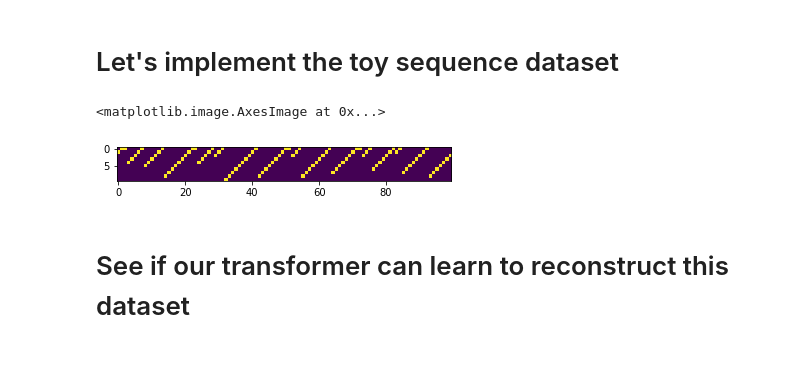
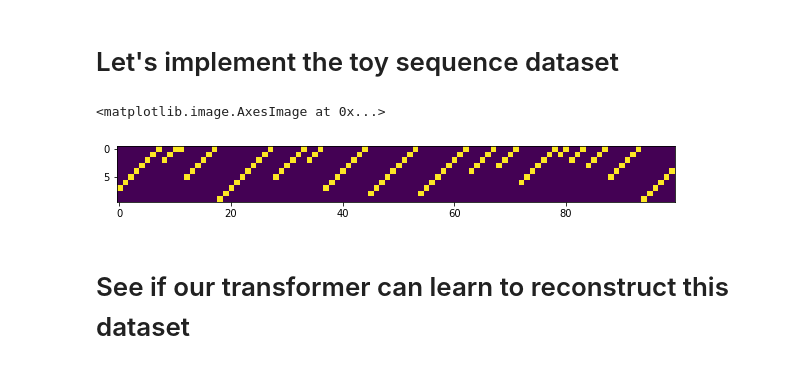
Before and after one commit to matthew9671/tauLDR, a Jupyter notebook: notebooks/transformer_lab.ipynb, the cells around one changed output. Cells and saved outputs as stored; diff of their text form; code cells hidden in the pictures.

```diff
--- a/notebooks/transformer_lab.ipynb
+++ b/notebooks/transformer_lab.ipynb
@@ -334,12 +339,15 @@ states = 10
 seq_len = 100
 num_seqs = 200
 dataset = F.one_hot(create_countdown_dataset(states, num_seqs, seq_len))
+# %%
+id = 0
 # %%
 id += 1
+plt.figure(figsize=(10, 5))
 plt.imshow(dataset[id].T)
 # %% [output]
 <matplotlib.image.AxesImage at 0x...>
-[figure, old version]
+[figure, new version]
 # %% [markdown]
 # See if our transformer can learn to reconstruct this dataset
 # %%
```
Also changed, not shown: parts of 13 cells of this notebook, 2 other files.
